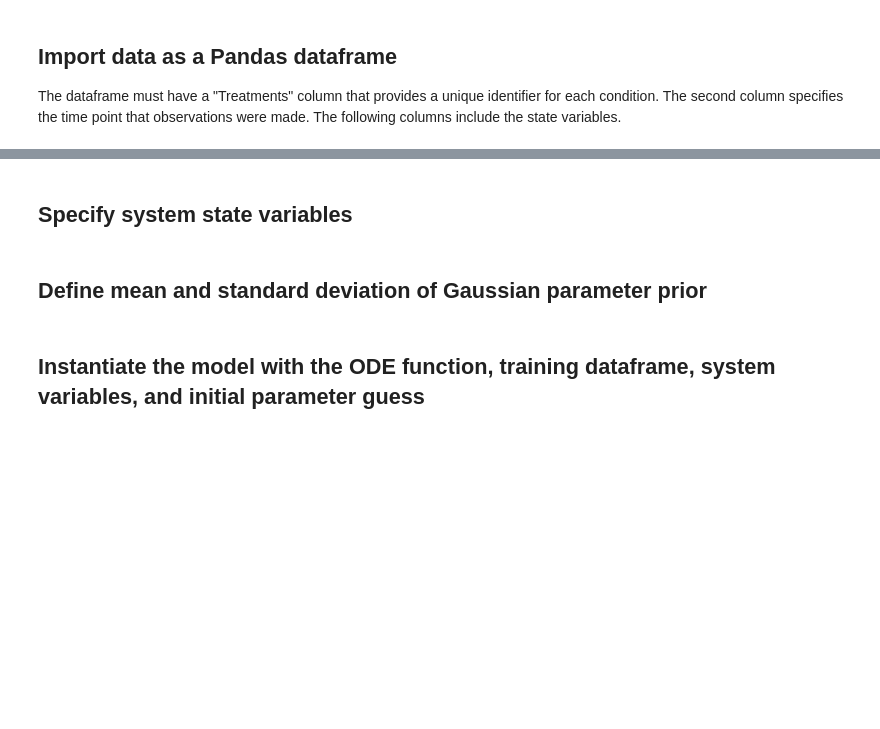
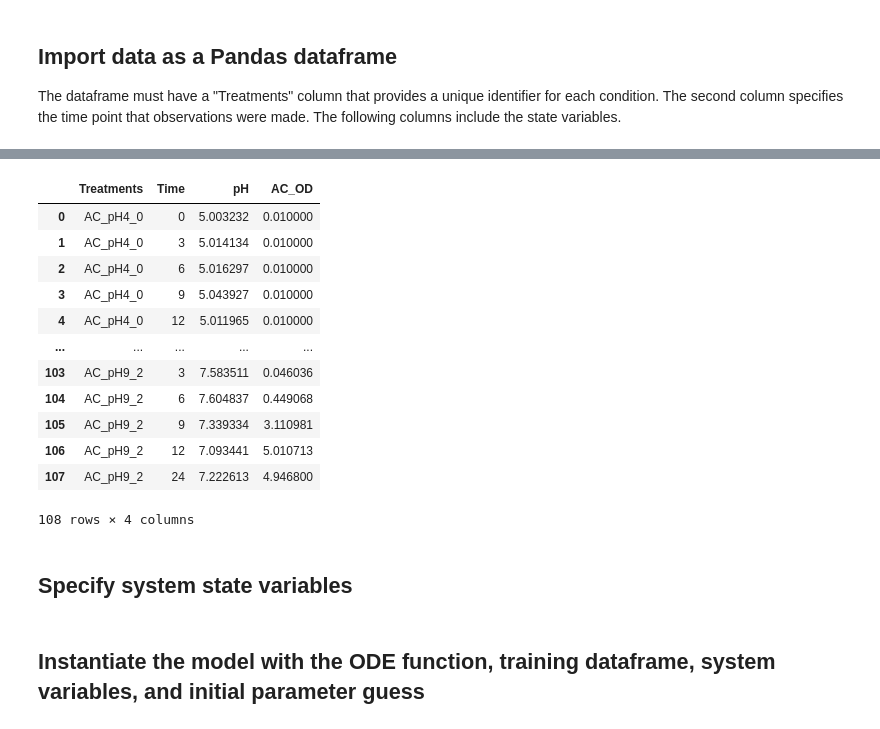
Before and after one commit to VenturelliLab/Liu_et_al_2024, a Jupyter notebook: Bayes_Fit_ODE.ipynb, the cells around one changed output, grey strips where cells are left out. Cells and saved outputs as stored; diff of their text form; code cells hidden in the pictures; blank space fills up the shorter version.

```diff
--- a/Bayes_Fit_ODE.ipynb
+++ b/Bayes_Fit_ODE.ipynb
@@ -104,3 +95,20 @@ df.describe()
+# %%
+df_AC = pd.concat([df_exp[['Treatments', 'Time', 'pH', 'AC_OD']] for exp_name, df_exp in df.groupby("Treatments") if "AC" in exp_name])
+df_AC
+# %% [output]
+|  | Treatments | Time | pH | AC_OD |
+| 0 | AC_pH4_0 | 0 | 5.003232 | 0.010000 |
+| 1 | AC_pH4_0 | 3 | 5.014134 | 0.010000 |
+| 2 | AC_pH4_0 | 6 | 5.016297 | 0.010000 |
+| 3 | AC_pH4_0 | 9 | 5.043927 | 0.010000 |
+| 4 | AC_pH4_0 | 12 | 5.011965 | 0.010000 |
+| ... | ... | ... | ... | ... |
+| 103 | AC_pH9_2 | 3 | 7.583511 | 0.046036 |
+| 104 | AC_pH9_2 | 6 | 7.604837 | 0.449068 |
+| 105 | AC_pH9_2 | 9 | 7.339334 | 3.110981 |
+| 106 | AC_pH9_2 | 12 | 7.093441 | 5.010713 |
+| 107 | AC_pH9_2 | 24 | 7.222613 | 4.946800 |
+108 rows × 4 columns
 # %% [markdown]
 ## Specify system state variables
 # %%
@@ -109,5 +117,3 @@ species = df.columns.values[2:-1]
 
 # global parameters used in ODE
 n_s = len(species)
-# %% [markdown]
-## Define mean and standard deviation of Gaussian parameter prior
```
Also changed, not shown: parts of 16 cells of this notebook, 2 other files.
